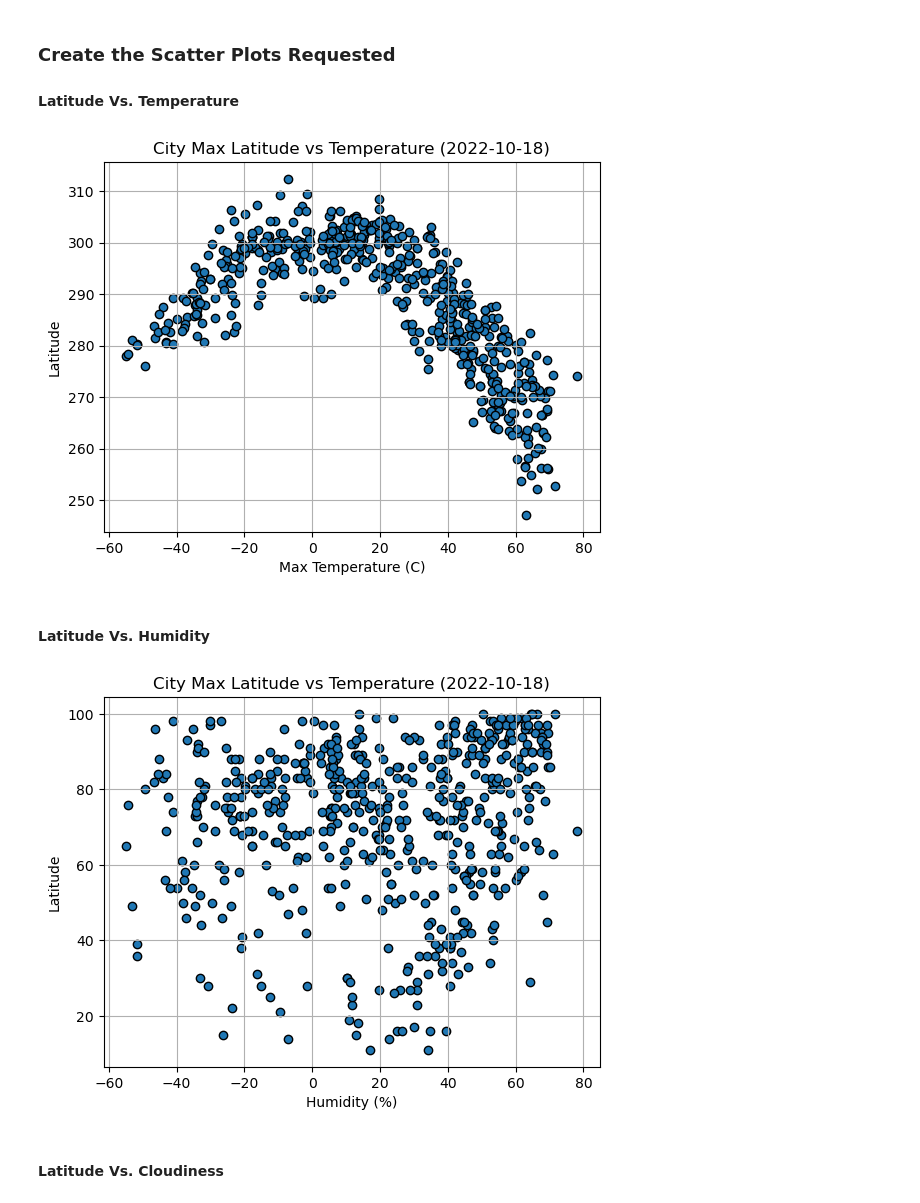
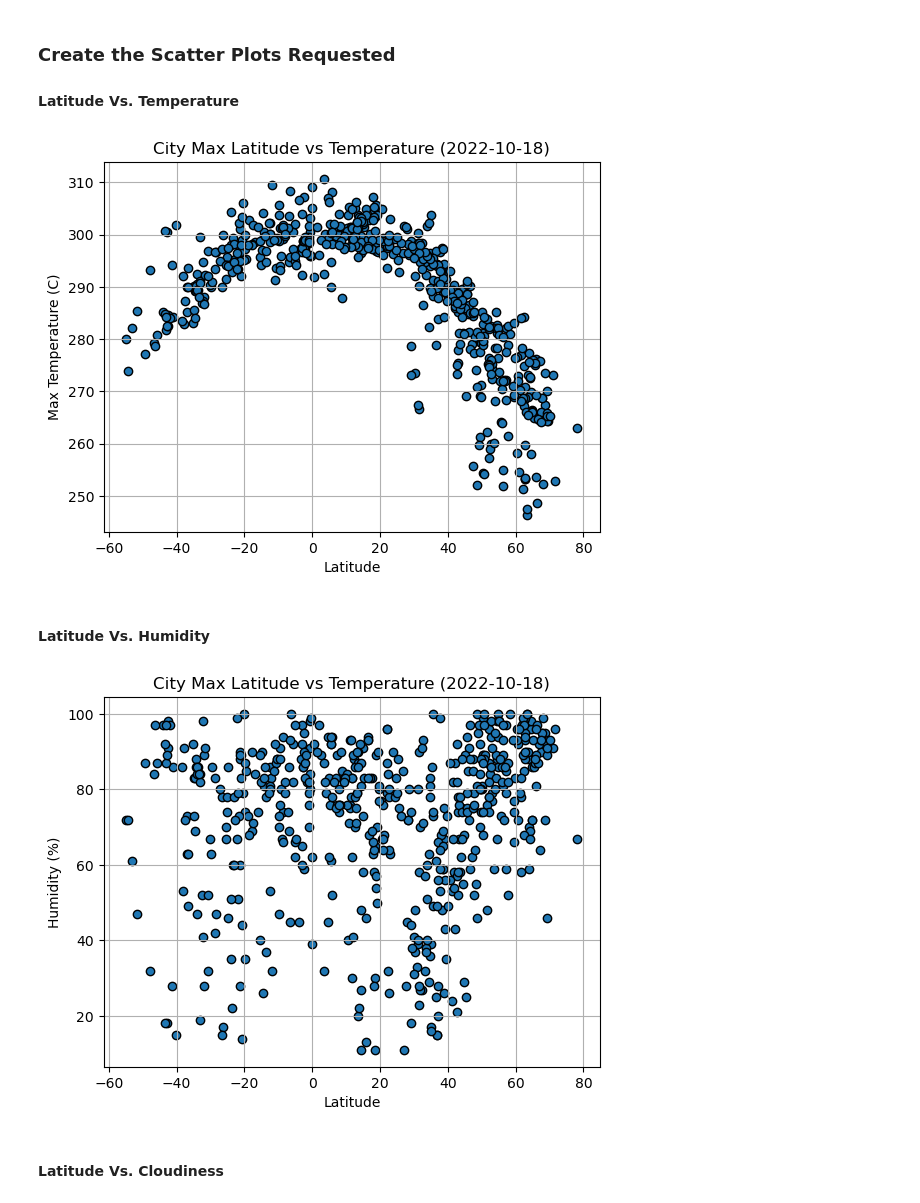
Before and after one commit to patriciayoung/Weather-Trends-Near-Equator-API, a Jupyter notebook: WeatherPy/WeatherPy.ipynb, the cells around one changed output. Cells and saved outputs as stored; diff of their text form; code cells hidden in the pictures.

```diff
--- a/WeatherPy/WeatherPy.ipynb
+++ b/WeatherPy/WeatherPy.ipynb
@@ -195,8 +198,8 @@ plt.scatter(city_data_df["Lat"], city_data_df["Max Temp"], marker="o", edgecolor
 
 # Incorporate the other graph properties
 plt.title("City Max Latitude vs Temperature (2022-10-18)")
-plt.xlabel("Max Temperature (C)")
-plt.ylabel("Latitude")
+plt.xlabel("Latitude")
+plt.ylabel("Max Temperature (C)")
 plt.grid(True)
 
 # Save the figure
@@ -205,26 +208,26 @@ plt.savefig("output_data/Fig1.png")
 # Show plot
 plt.show()
 # %% [output]
-[figure, old version]
+[figure, new version]
 # %% [markdown]
 #### Latitude Vs. Humidity
 # %%
 # Build the scatter plots for latitude vs. humidity
 plt.scatter(city_data_df["Lat"], city_data_df["Humidity"], marker="o", edgecolors="black")
 
 # Incorporate the other graph properties
 plt.title("City Max Latitude vs Temperature (2022-10-18)")
-plt.xlabel("Humidity (%)")
-plt.ylabel("Latitude")
+plt.xlabel("Latitude")
+plt.ylabel("Humidity (%)")
 plt.grid(True)
 
 # Save the figure
 plt.savefig("output_data/Fig2.png")
 
 # Show plot
 plt.show()
 # %% [output]
-[figure, old version]
+[figure, new version]
 # %% [markdown]
 #### Latitude Vs. Cloudiness
 # %%
```
Also changed, not shown: parts of 32 cells of this notebook, 7 other files.
